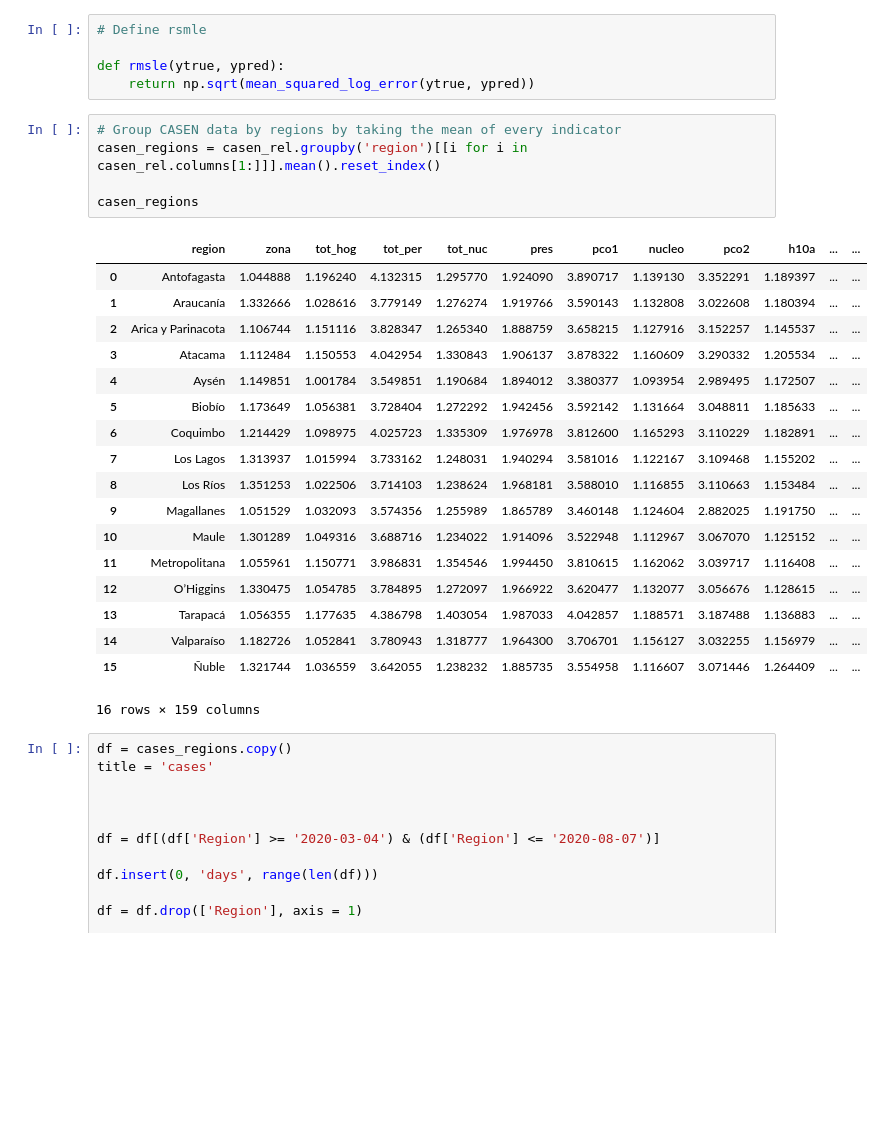
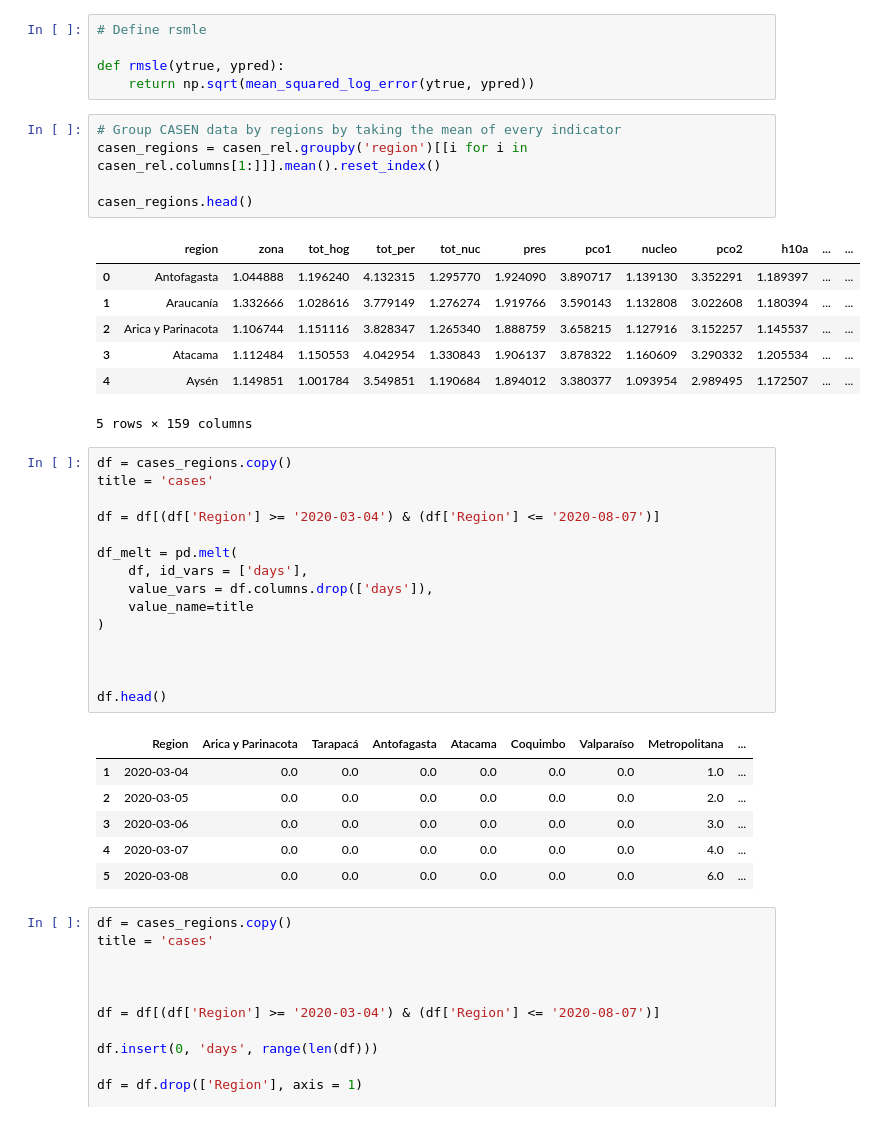
Before and after one commit to muellermax/Covid-Chile-Prediction, a Jupyter notebook: Covid Chile Prediction.ipynb, the cells around one changed output. Cells and saved outputs as stored; diff of their text form; blank space fills up the shorter version.

```diff
--- a/Covid Chile Prediction.ipynb
+++ b/Covid Chile Prediction.ipynb
@@ -692,27 +692,38 @@ def rmsle(ytrue, ypred):
 # %%
 # Group CASEN data by regions by taking the mean of every indicator
 casen_regions = casen_rel.groupby('region')[[i for i in casen_rel.columns[1:]]].mean().reset_index()
 
-casen_regions
+casen_regions.head()
 # %% [output]
 |  | region | zona | tot_hog | tot_per | tot_nuc | pres | pco1 | nucleo | pco2 | h10a | ... | ... |
 | 0 | Antofagasta | 1.044888 | 1.196240 | 4.132315 | 1.295770 | 1.924090 | 3.890717 | 1.139130 | 3.352291 | 1.189397 | ... | ... |
 | 1 | Araucanía | 1.332666 | 1.028616 | 3.779149 | 1.276274 | 1.919766 | 3.590143 | 1.132808 | 3.022608 | 1.180394 | ... | ... |
 | 2 | Arica y Parinacota | 1.106744 | 1.151116 | 3.828347 | 1.265340 | 1.888759 | 3.658215 | 1.127916 | 3.152257 | 1.145537 | ... | ... |
 | 3 | Atacama | 1.112484 | 1.150553 | 4.042954 | 1.330843 | 1.906137 | 3.878322 | 1.160609 | 3.290332 | 1.205534 | ... | ... |
 | 4 | Aysén | 1.149851 | 1.001784 | 3.549851 | 1.190684 | 1.894012 | 3.380377 | 1.093954 | 2.989495 | 1.172507 | ... | ... |
-| 5 | Biobío | 1.173649 | 1.056381 | 3.728404 | 1.272292 | 1.942456 | 3.592142 | 1.131664 | 3.048811 | 1.185633 | ... | ... |
-| 6 | Coquimbo | 1.214429 | 1.098975 | 4.025723 | 1.335309 | 1.976978 | 3.812600 | 1.165293 | 3.110229 | 1.182891 | ... | ... |
-| 7 | Los Lagos | 1.313937 | 1.015994 | 3.733162 | 1.248031 | 1.940294 | 3.581016 | 1.122167 | 3.109468 | 1.155202 | ... | ... |
-| 8 | Los Ríos | 1.351253 | 1.022506 | 3.714103 | 1.238624 | 1.968181 | 3.588010 | 1.116855 | 3.110663 | 1.153484 | ... | ... |
-| 9 | Magallanes | 1.051529 | 1.032093 | 3.574356 | 1.255989 | 1.865789 | 3.460148 | 1.124604 | 2.882025 | 1.191750 | ... | ... |
-| 10 | Maule | 1.301289 | 1.049316 | 3.688716 | 1.234022 | 1.914096 | 3.522948 | 1.112967 | 3.067070 | 1.125152 | ... | ... |
-| 11 | Metropolitana | 1.055961 | 1.150771 | 3.986831 | 1.354546 | 1.994450 | 3.810615 | 1.162062 | 3.039717 | 1.116408 | ... | ... |
-| 12 | O’Higgins | 1.330475 | 1.054785 | 3.784895 | 1.272097 | 1.966922 | 3.620477 | 1.132077 | 3.056676 | 1.128615 | ... | ... |
-| 13 | Tarapacá | 1.056355 | 1.177635 | 4.386798 | 1.403054 | 1.987033 | 4.042857 | 1.188571 | 3.187488 | 1.136883 | ... | ... |
-| 14 | Valparaíso | 1.182726 | 1.052841 | 3.780943 | 1.318777 | 1.964300 | 3.706701 | 1.156127 | 3.032255 | 1.156979 | ... | ... |
-| 15 | Ñuble | 1.321744 | 1.036559 | 3.642055 | 1.238232 | 1.885735 | 3.554958 | 1.116607 | 3.071446 | 1.264409 | ... | ... |
-16 rows × 159 columns
+5 rows × 159 columns
+# %%
+df = cases_regions.copy()
+title = 'cases'
+
+df = df[(df['Region'] >= '2020-03-04') & (df['Region'] <= '2020-08-07')]
+
+df_melt = pd.melt(
+    df, id_vars = ['days'],
+    value_vars = df.columns.drop(['days']),
+    value_name=title
+)
+
+
+
+df.head()
+# %% [output]
+|  | Region | Arica y Parinacota | Tarapacá | Antofagasta | Atacama | Coquimbo | Valparaíso | Metropolitana | ... |
+| 1 | 2020-03-04 | 0.0 | 0.0 | 0.0 | 0.0 | 0.0 | 0.0 | 1.0 | ... |
+| 2 | 2020-03-05 | 0.0 | 0.0 | 0.0 | 0.0 | 0.0 | 0.0 | 2.0 | ... |
+| 3 | 2020-03-06 | 0.0 | 0.0 | 0.0 | 0.0 | 0.0 | 0.0 | 3.0 | ... |
+| 4 | 2020-03-07 | 0.0 | 0.0 | 0.0 | 0.0 | 0.0 | 0.0 | 4.0 | ... |
+| 5 | 2020-03-08 | 0.0 | 0.0 | 0.0 | 0.0 | 0.0 | 0.0 | 6.0 | ... |
 # %%
 df = cases_regions.copy()
 title = 'cases'
```
